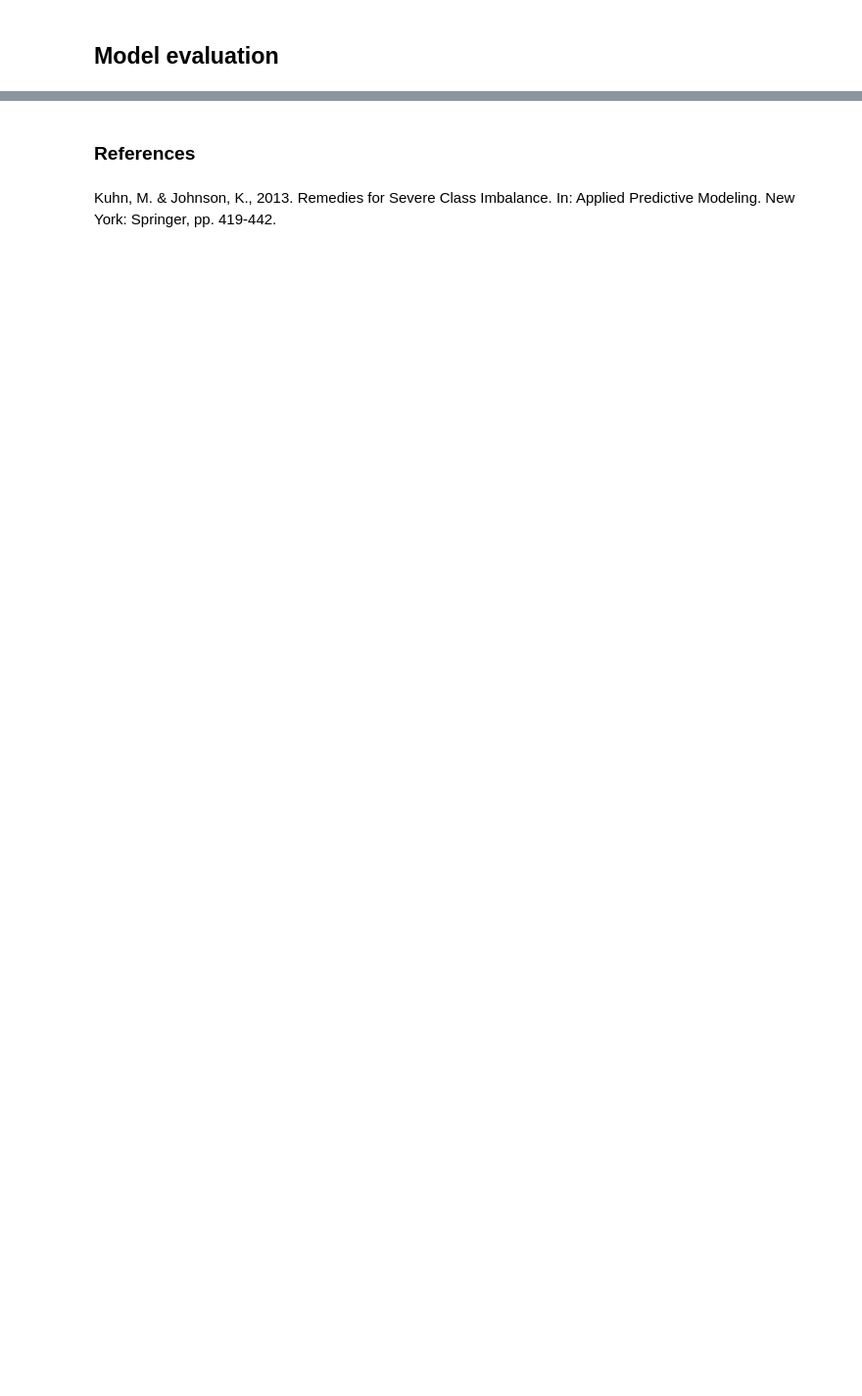
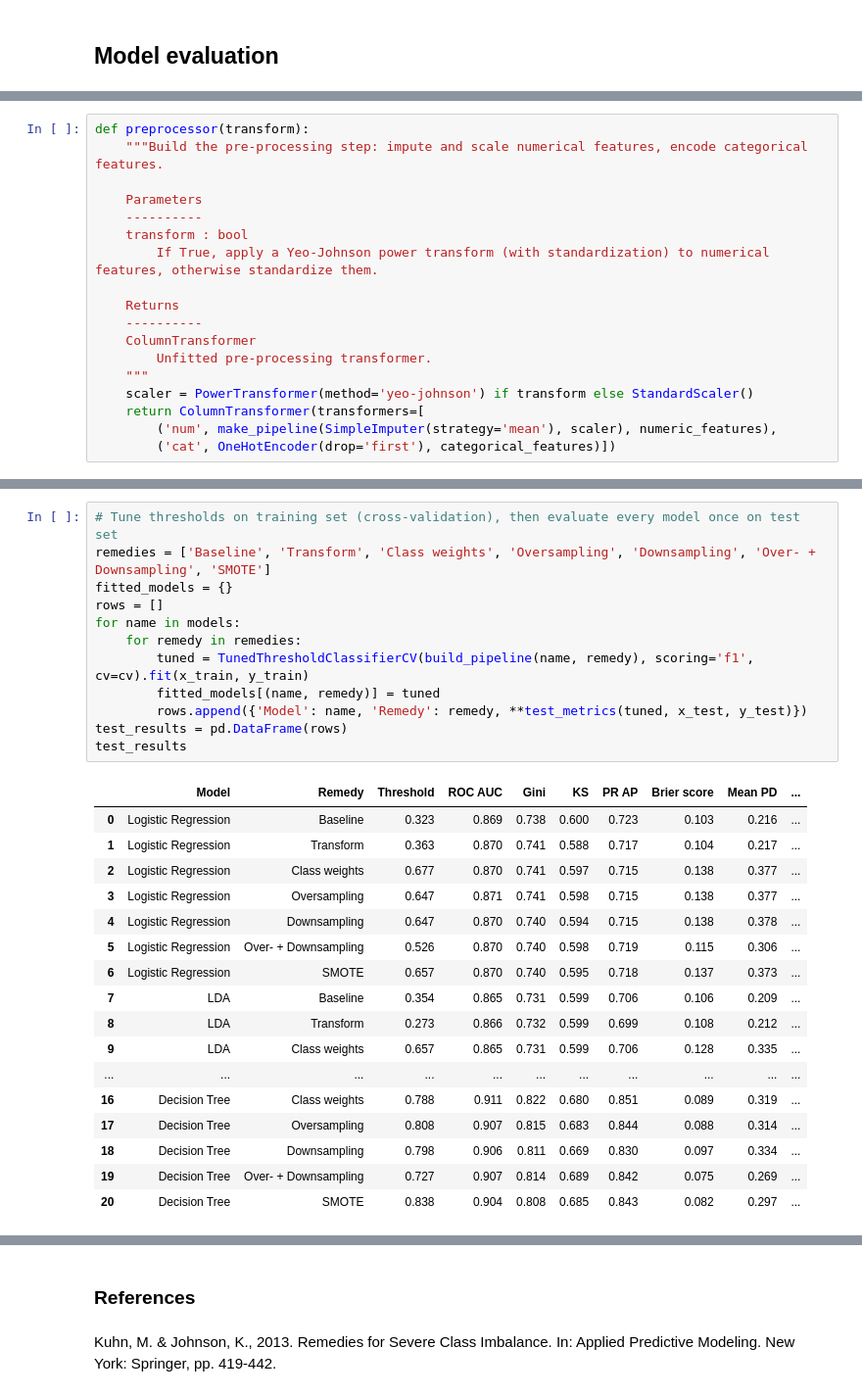
Before and after one commit to DamienMuller/Credit-default-prediction, a Jupyter notebook: Loan_prediction.ipynb, the cells around one changed output, grey strips where cells are left out. Shown at 98% size. Saved outputs shown, nothing was run; the diff lists cells and outputs as text; blank space fills up the shorter version.

```diff
--- a/Loan_prediction.ipynb
+++ b/Loan_prediction.ipynb
@@ -913,0 +269,18 @@ Specificity CART: 0.9083055173767917
+# %%
+def preprocessor(transform):
+    """Build the pre-processing step: impute and scale numerical features, encode categorical features.
+
+    Parameters
+    ----------
+    transform : bool
+        If True, apply a Yeo-Johnson power transform (with standardization) to numerical features, otherwise standardize them.
+
+    Returns
+    ----------
+    ColumnTransformer
+        Unfitted pre-processing transformer.
+    """
+    scaler = PowerTransformer(method='yeo-johnson') if transform else StandardScaler()
+    return ColumnTransformer(transformers=[
+        ('num', make_pipeline(SimpleImputer(strategy='mean'), scaler), numeric_features),
+        ('cat', OneHotEncoder(drop='first'), categorical_features)])
@@ -913,0 +577,30 @@ Specificity CART: 0.9083055173767917
+# %%
+# Tune thresholds on training set (cross-validation), then evaluate every model once on test set
+remedies = ['Baseline', 'Transform', 'Class weights', 'Oversampling', 'Downsampling', 'Over- + Downsampling', 'SMOTE']
+fitted_models = {}
+rows = []
+for name in models:
+    for remedy in remedies:
+        tuned = TunedThresholdClassifierCV(build_pipeline(name, remedy), scoring='f1', cv=cv).fit(x_train, y_train)
+        fitted_models[(name, remedy)] = tuned
+        rows.append({'Model': name, 'Remedy': remedy, **test_metrics(tuned, x_test, y_test)})
+test_results = pd.DataFrame(rows)
+test_results
+# %% [output]
+|  | Model | Remedy | Threshold | ROC AUC | Gini | KS | PR AP | Brier score | Mean PD | ... |
+| 0 | Logistic Regression | Baseline | 0.323 | 0.869 | 0.738 | 0.600 | 0.723 | 0.103 | 0.216 | ... |
+| 1 | Logistic Regression | Transform | 0.363 | 0.870 | 0.741 | 0.588 | 0.717 | 0.104 | 0.217 | ... |
+| 2 | Logistic Regression | Class weights | 0.677 | 0.870 | 0.741 | 0.597 | 0.715 | 0.138 | 0.377 | ... |
+| 3 | Logistic Regression | Oversampling | 0.647 | 0.871 | 0.741 | 0.598 | 0.715 | 0.138 | 0.377 | ... |
+| 4 | Logistic Regression | Downsampling | 0.647 | 0.870 | 0.740 | 0.594 | 0.715 | 0.138 | 0.378 | ... |
+| 5 | Logistic Regression | Over- + Downsampling | 0.526 | 0.870 | 0.740 | 0.598 | 0.719 | 0.115 | 0.306 | ... |
+| 6 | Logistic Regression | SMOTE | 0.657 | 0.870 | 0.740 | 0.595 | 0.718 | 0.137 | 0.373 | ... |
+| 7 | LDA | Baseline | 0.354 | 0.865 | 0.731 | 0.599 | 0.706 | 0.106 | 0.209 | ... |
+| 8 | LDA | Transform | 0.273 | 0.866 | 0.732 | 0.599 | 0.699 | 0.108 | 0.212 | ... |
+| 9 | LDA | Class weights | 0.657 | 0.865 | 0.731 | 0.599 | 0.706 | 0.128 | 0.335 | ... |
+| ... | ... | ... | ... | ... | ... | ... | ... | ... | ... | ... |
+| 16 | Decision Tree | Class weights | 0.788 | 0.911 | 0.822 | 0.680 | 0.851 | 0.089 | 0.319 | ... |
+| 17 | Decision Tree | Oversampling | 0.808 | 0.907 | 0.815 | 0.683 | 0.844 | 0.088 | 0.314 | ... |
+| 18 | Decision Tree | Downsampling | 0.798 | 0.906 | 0.811 | 0.669 | 0.830 | 0.097 | 0.334 | ... |
+| 19 | Decision Tree | Over- + Downsampling | 0.727 | 0.907 | 0.814 | 0.689 | 0.842 | 0.075 | 0.269 | ... |
+| 20 | Decision Tree | SMOTE | 0.838 | 0.904 | 0.808 | 0.685 | 0.843 | 0.082 | 0.297 | ... |
```
Also changed, not shown: parts of 112 cells of this notebook, 19 other files.
